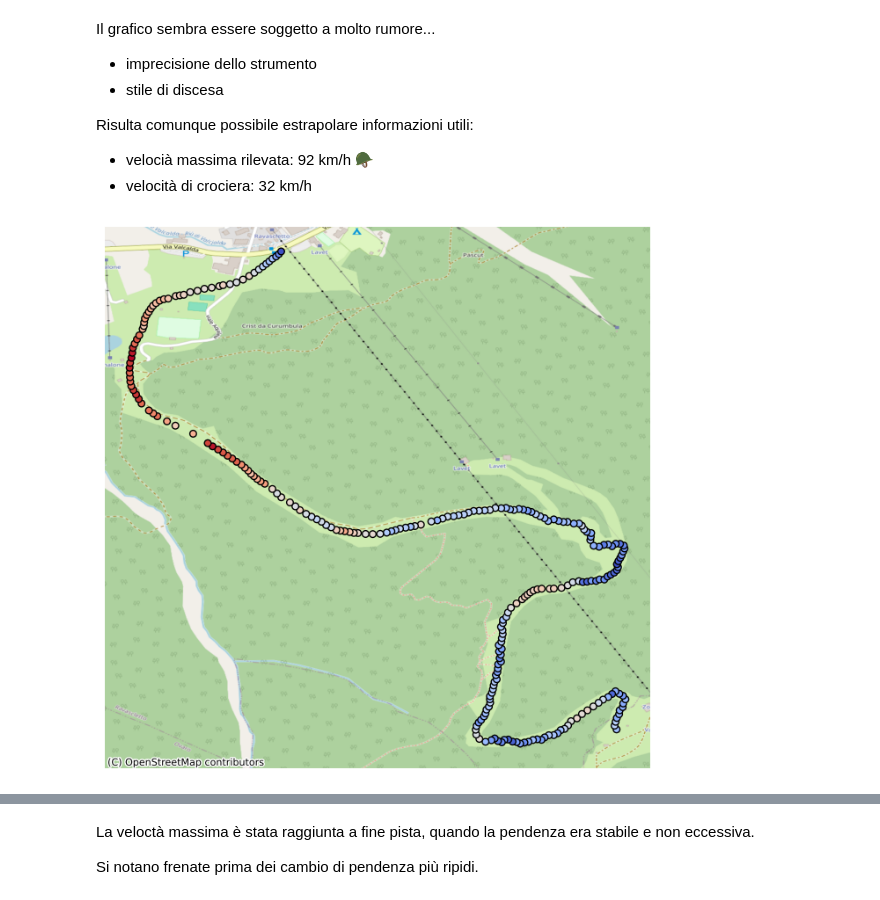
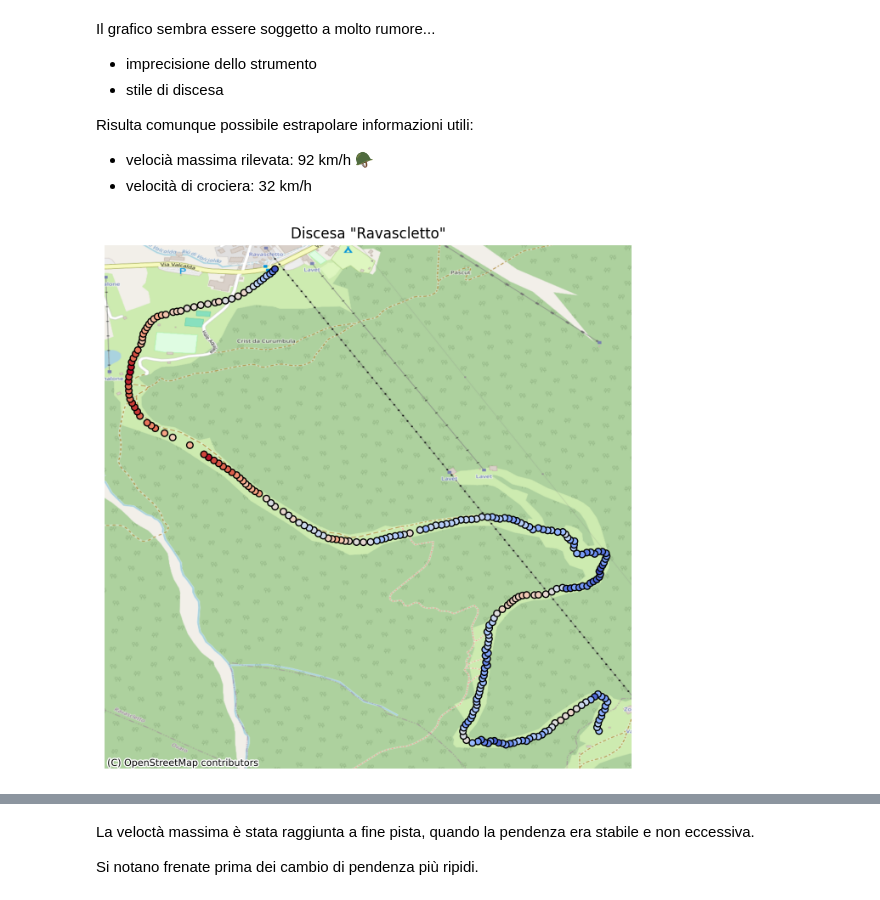
Before and after one commit to thomasmassarutto/DataSlopes, a Jupyter notebook: DataSlopes.ipynb, the cells around one changed output, grey strips where cells are left out. Drawn from its saved outputs; the diff is of its cells as text; code cells hidden in the pictures.

```diff
--- a/DataSlopes.ipynb
+++ b/DataSlopes.ipynb
@@ -431,7 +424,7 @@ for _, row in df_salite.iterrows():
 gdf1_salite = gdf1[~gdf1.index.isin(gdf1_no_salite.index)]
 
 
-fig, ax = plt.subplots(figsize=(15, 15))
+fig, ax = plt.subplots(figsize=(9, 9))
 
 plt.title("Mappa della giornata")
 ## Punti discese
@@ -444,7 +437,7 @@ gdf1_no_salite.plot(ax=ax,
 ## Punti salite
 gdf1_salite.plot(ax=ax,
         markersize=5,
-        color='grey',
+        color='green',
         alpha=0.5,
         label='Salite'
         )
@@ -456,8 +449,8 @@ ctx.add_basemap(ax,
 
 ax.set_axis_off()
 
-# Aggiungi la legenda
 plt.legend()
 
+
 plt.show()
 # %% [output]
@@ -568 +589,34 @@ Non sembro una persona molto sportiva:
+# %%
+## statistiche di discesa
+velocita_medie_discese= []
+velocita_mediane_discese= []
+distanza_discesa= []
+
+for idx, row in df_discese.iterrows():
+
+    discesa_data = gdf1[(gdf1['unixtime'] >= row['unixtime_start']) &
+                        (gdf1['unixtime'] <= row['unixtime_end'])]
+
+    velocita_media = discesa_data['velocita'].mean() * 3.6
+    velocita_mediana = discesa_data['velocita'].median() *3.6
+    distanza_totale = discesa_data['distanza_reale'].sum()
+
+    velocita_medie_discese.append(velocita_media)
+    velocita_mediane_discese.append(velocita_mediana)
+    distanza_discesa.append(distanza_totale)
+
+
+df_discese['velocita_media'] = velocita_medie_discese
+df_discese['velocita_mediana'] = velocita_mediane_discese
+df_discese['distanza_discesa'] = distanza_discesa
+
+
+
+
+crociera= df_discese['velocita_mediana'].median()
+
+#print(crociera)
+
+velocita_max= gdf1['velocita'].max()* 3.6
+#print(velocita_max)
 # %%
@@ -665,19 +728,21 @@ gdf1_discesa_9 = gdf1[(gdf1['unixtime'] >= timestart_discesa_9) &
 gdf1_discesa_9 = calcola_distanza_percorsa(gdf1_discesa_9)
 # %%
 fig, ax = plt.subplots(figsize=(8, 8))
+
+plt.title('Discesa "Ravascletto"')
 
 ## oggetto scatter
 ax.scatter(gdf1_discesa_9.geometry.x, gdf1_discesa_9.geometry.y,
                      c=gdf1_discesa_9['velocita'],
                      cmap='coolwarm',
                      s=30, edgecolors='black',
                      alpha=1)
 
 ctx.add_basemap(ax, source=ctx.providers.OpenStreetMap.Mapnik)
 
 ax.set_axis_off()
 
 plt.show()
 # %% [output]
-[figure, old version]
+[figure, new version]
 # %%
```
Also changed, not shown: parts of 17 cells of this notebook, 1 other file.
